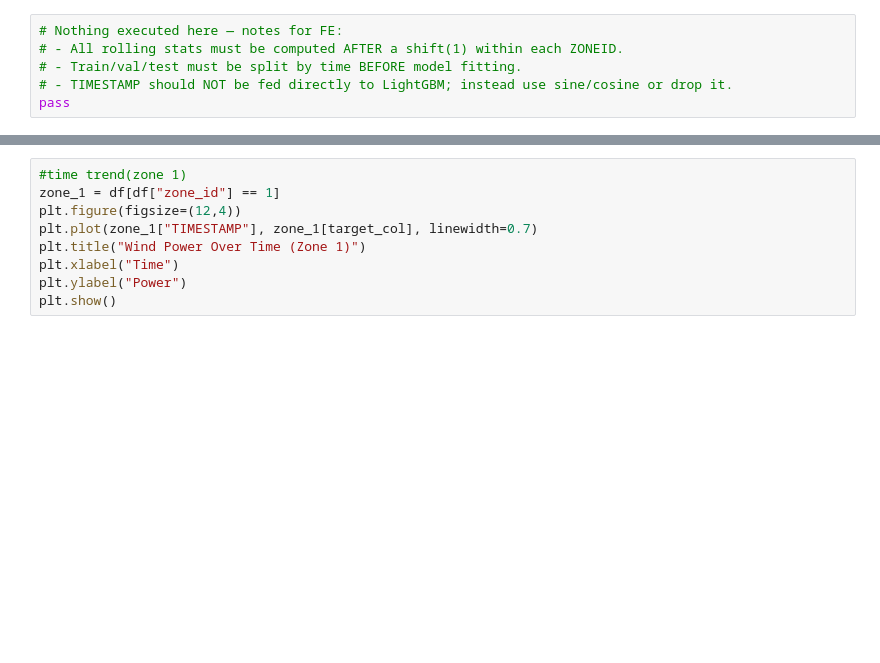
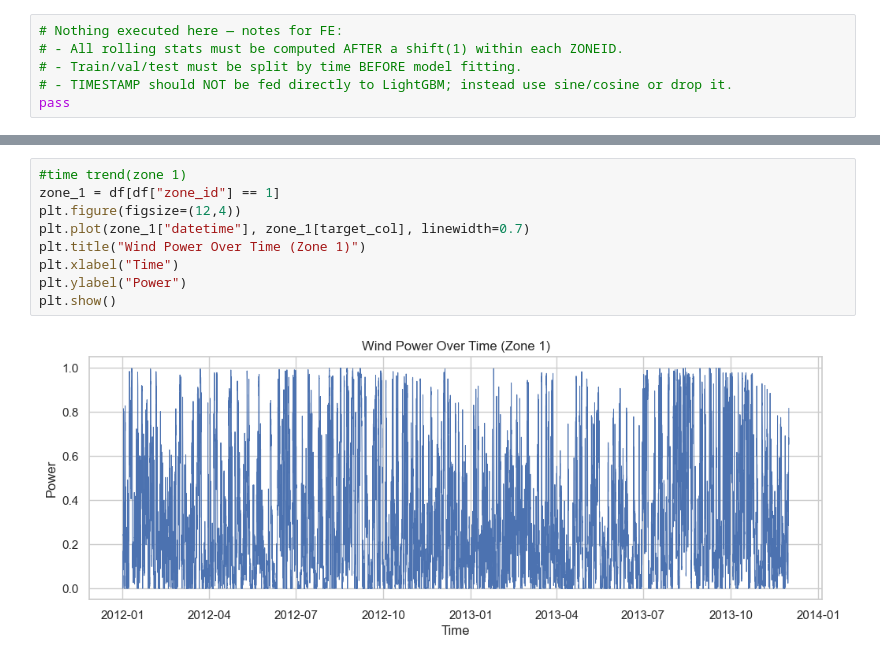
Before and after one commit to Aprilwuu/wind-power-forecasting, a Jupyter notebook: notebooks/eda_analysis.ipynb, the cells around one changed output, grey strips where cells are left out. Cells and saved outputs as stored; diff of their text form; blank space fills up the shorter version.

```diff
--- a/notebooks/eda_analysis.ipynb
+++ b/notebooks/eda_analysis.ipynb
@@ -120,12 +206,14 @@ plt.show()
 # %%
 #time trend(zone 1)
 zone_1 = df[df["zone_id"] == 1]
 plt.figure(figsize=(12,4))
-plt.plot(zone_1["TIMESTAMP"], zone_1[target_col], linewidth=0.7)
+plt.plot(zone_1["datetime"], zone_1[target_col], linewidth=0.7)
 plt.title("Wind Power Over Time (Zone 1)")
 plt.xlabel("Time")
 plt.ylabel("Power")
 plt.show()
+# %% [output]
+[figure, added]
 # %%
 #correlation matrix
 plt.figure(figsize=(8, 6))
```
Also changed, not shown: parts of 10 cells of this notebook, 55 other files.
